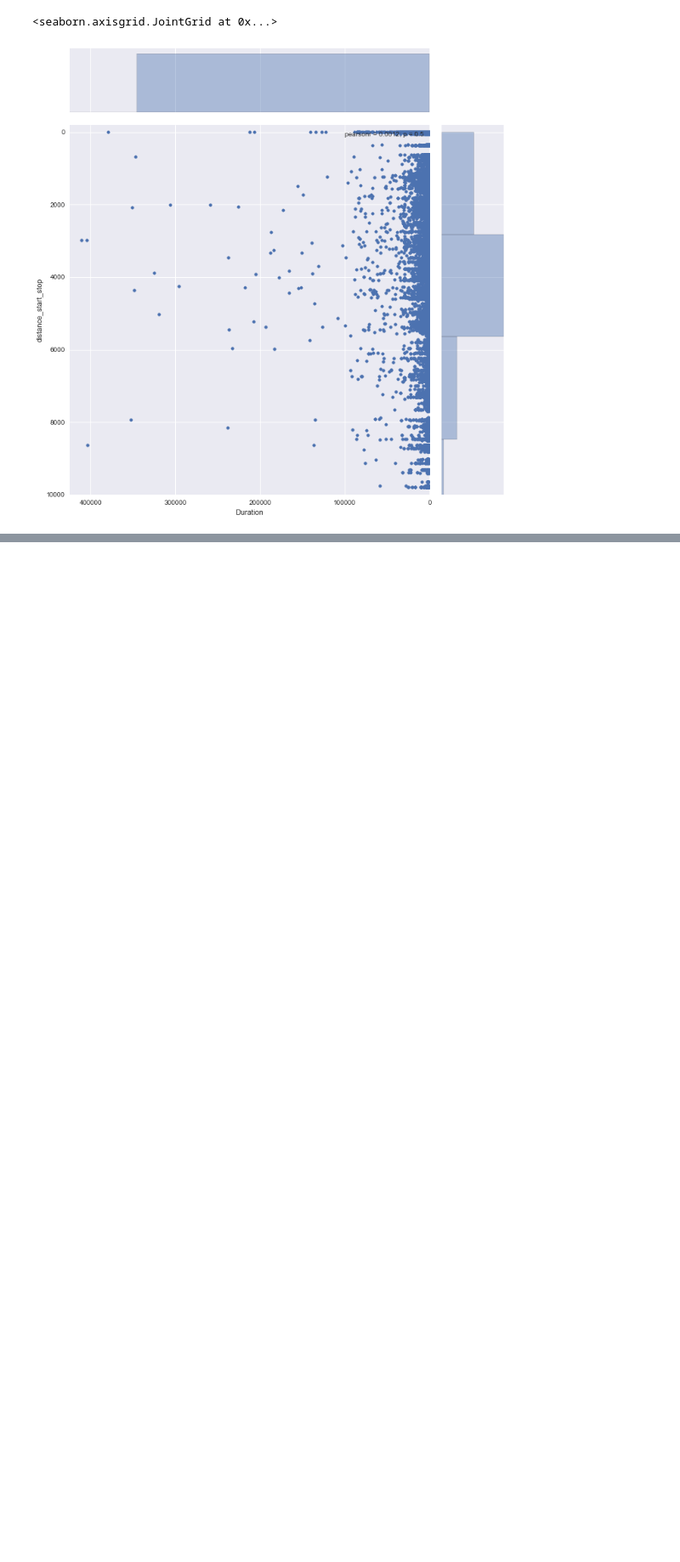
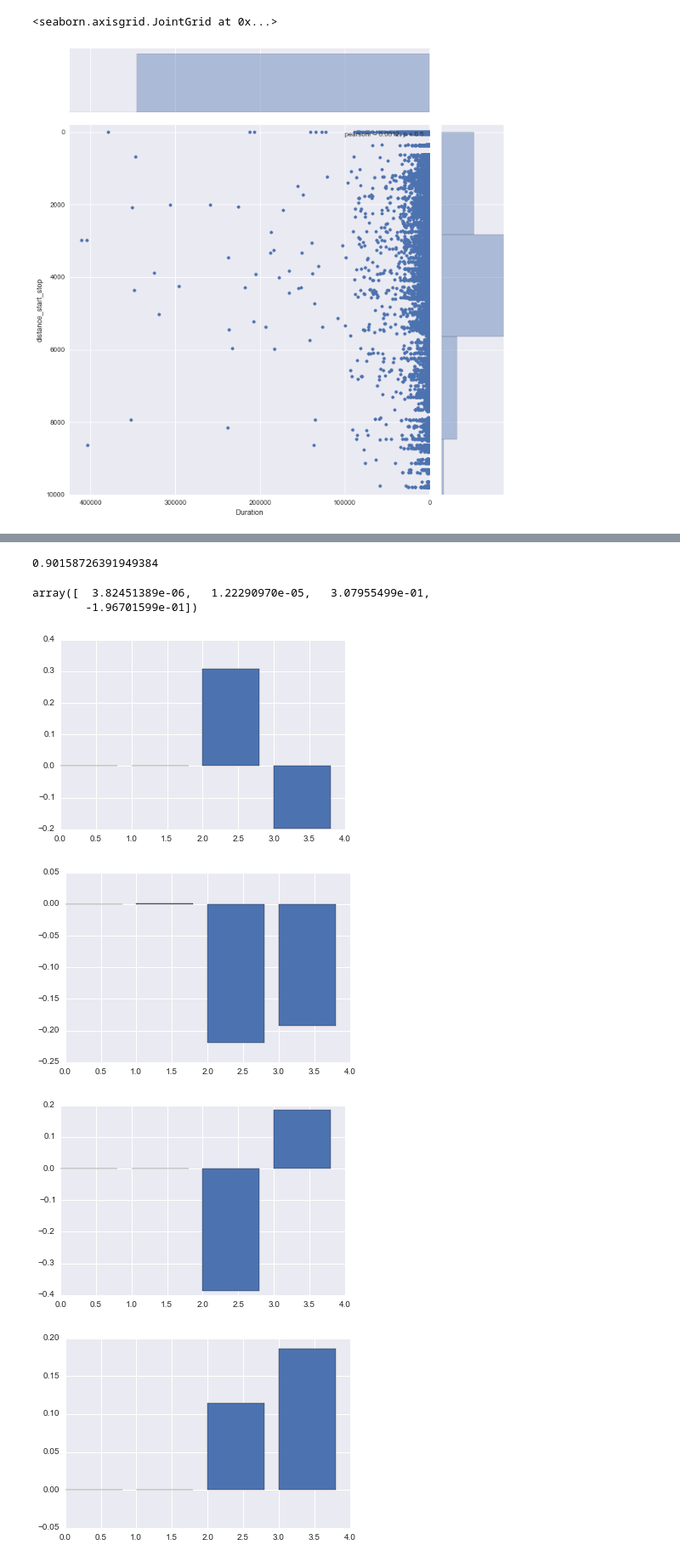
Before and after one commit to mattsarn/cycl.co, a Jupyter notebook: bike_sharing_analysis.ipynb, the cells around one changed output, grey strips where cells are left out. Shown at 85% size. Cells and saved outputs as stored; diff of their text form; code cells hidden in the pictures; blank space fills up the shorter version.

Commit message:
clusters selected

```diff
--- a/bike_sharing_analysis.ipynb
+++ b/bike_sharing_analysis.ipynb
@@ -238,11 +231,10 @@ sns.jointplot(features.Duration, features.distance_start_stop, kind='scatter', s
+# %%
+cols_to_norm = ['Duration','distance_start_stop', 'day_of_week', 'hours']
+features[cols_to_norm] = features[cols_to_norm].apply(lambda x: (x - x.mean()) / (x.max() - x.min()))
 # %%
-cluster_num = 5
-model = km(n_clusters=cluster_num, n_init=10, max_iter=100)
-#K = range(1,10)
-#model = [km(features,k) for k in K]
-#centroids = [cent for (cent,var) in model]
+cluster_num = 11
+model = km(n_clusters = cluster_num, n_init=5, max_iter=20)
 model.fit_transform(features)
-features['labels'] = model.labels_
 print(features.head())
-print(features['labels'].unique())
+#print(features['labels'].unique())
 # %% [output]
@@ -306,0 +261,22 @@ Exception: Data must be 1-dimensional
+# %%
+#features['labels'].values
+#x_features = sample.columns[:-1]
+#print(x_features)
+#features[x_features].values
+silhouette_score(sample.values, sample['labels'].values)
+# %% [output]
+0.90158726391949384
+# %%
+model.cluster_centers_[0]
+# %% [output]
+array([  3.82451389e-06,   1.22290970e-05,   3.07955499e-01,
+        -1.96701599e-01])
+# %%
+for i in range(11):
+    plt.bar([0,1,2,3], model.cluster_centers_[i])
+    plt.show()
+# %% [output]
+[figure, added]
+[figure, added]
+[figure, added]
+[figure, added]
```
Also changed, not shown: parts of 8 cells of this notebook.
